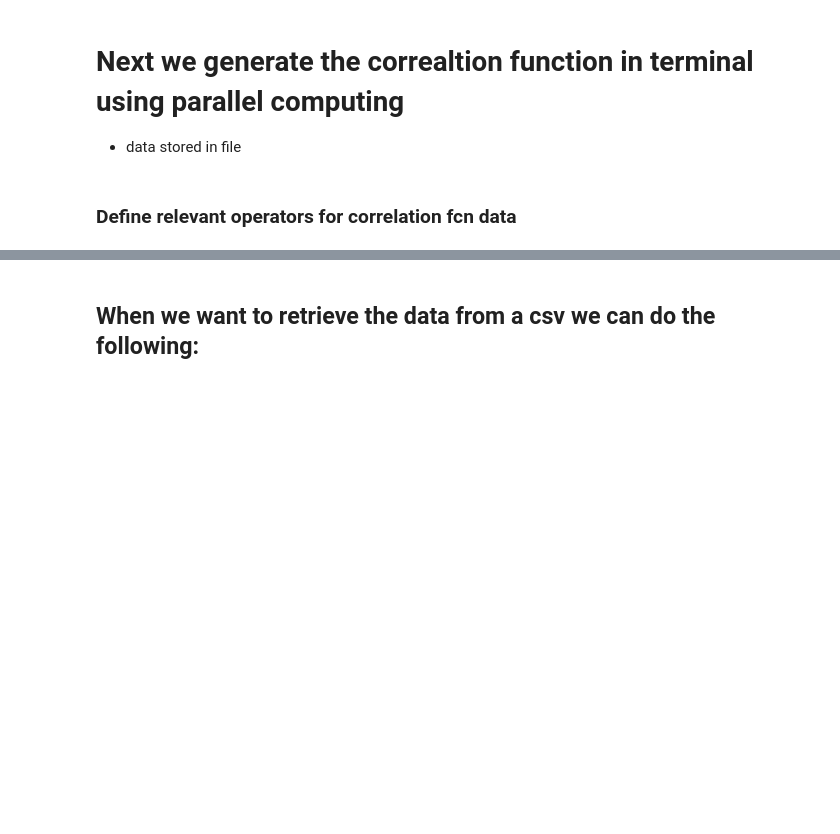
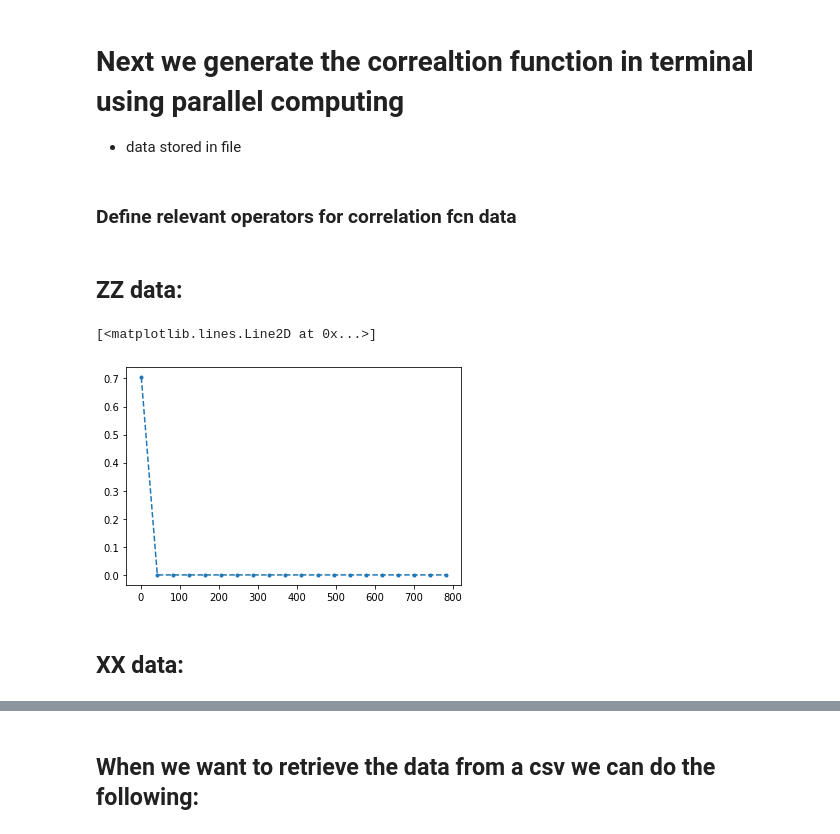
Before and after one commit to jmusullivan/sequential-circuits, a Jupyter notebook: JC chain/Device sim/Device_simulation_vs_L.ipynb, the cells around one changed output, grey strips where cells are left out. Saved outputs shown, nothing was run; the diff lists cells and outputs as text; code cells hidden in the pictures; blank space fills up the shorter version.

```diff
--- a/JC chain/Device sim/Device_simulation_vs_L.ipynb
+++ b/JC chain/Device sim/Device_simulation_vs_L.ipynb
@@ -61,7 +59,7 @@ plt.show()
 # %% [markdown]
 ## MPS for the choice of $\theta$ above
 # %%
-N_list = [10,30]
+N_list = [10, 30, 100, 200, 800]
 # %% [markdown]
 ## Make list with JC MPS for all the theta and N
 # %%
@@ -128,20 +107,3 @@ def make_Motz(N):
     return [N, Motz_MPS]
 
 Motz_list = Parallel(n_jobs=-1)(delayed(make_Motz)(N) for N in N_list)
-# %%
-pL, pR = [.2,.2]
-for N in N_list:
-    chi = max(int(np.sqrt(N)), 20)
-    A_Motz = MPS_Motzkin(chi, pL,pR)
-    BL = np.zeros((2, chi, chi))
-    BL[0,0,0] = 1
-
-    MPS_list1 = [A_Motz for i in range(N)]
-    MPS_list1.insert(0, BL)
-    MPS_list1.append(BL)
-
-    Motz_MPS = MatrixProductState(MPS_list1, shape = 'plr')
-    Motz_MPS.cyclic = False
-    Motz_MPS.normalize()
-
-    MPS_Motz_dictionary[N] = Motz_MPS
@@ -182,4 +140,32 @@ X_A, X_B = [np.kron(pauli('X'), np.eye(2)), np.kron(np.eye(2),pauli('X'))]
 #for Motz
 Zspin1 = pauli('Z', dim=3)
 Xspin1 = pauli('X', dim=3)
+# %% [markdown]
+## ZZ data:
+# %%
+def ZZ(stuff):
+    data, x = stuff
+    return np.real(JC_MPS_dict[data].correlation(Z_A+Z_B, 2,x))
+
+theta = theta_list[0]
+
+#first do ZZ data
+for N in N_list:
+    t1 = time.time()
+    x_data = list(range(2,N,int(N/20)+1))
+    stuff_list = [[(theta,N), x] for x in x_data]
+
+    ZZ_result = Parallel(n_jobs=-1)(delayed(ZZ)(stuff) for stuff in stuff_list)
+    ZZ_data = {'data_dictionary': str([data[0], data[1]]), 'x_data': str(x_data), 'ZZ_data': str(ZZ_result)}
+    ZZ_df = pd.DataFrame(ZZ_data, index=[0])
+    ZZ_df.to_csv('ZZ.csv', mode='a', header=False, index = False)
+    t2 = time.time()
+    print(f'done with round of length {data[1]} and it took {t2-t1} seconds')
+# %%
+plt.plot(x_data, ZZ_result, '.--')
+# %% [output]
+[<matplotlib.lines.Line2D at 0x...>]
+[figure, added]
+# %% [markdown]
+## XX data:
 # %%
```
Also changed, not shown: parts of 5 cells of this notebook, 23 other files.
